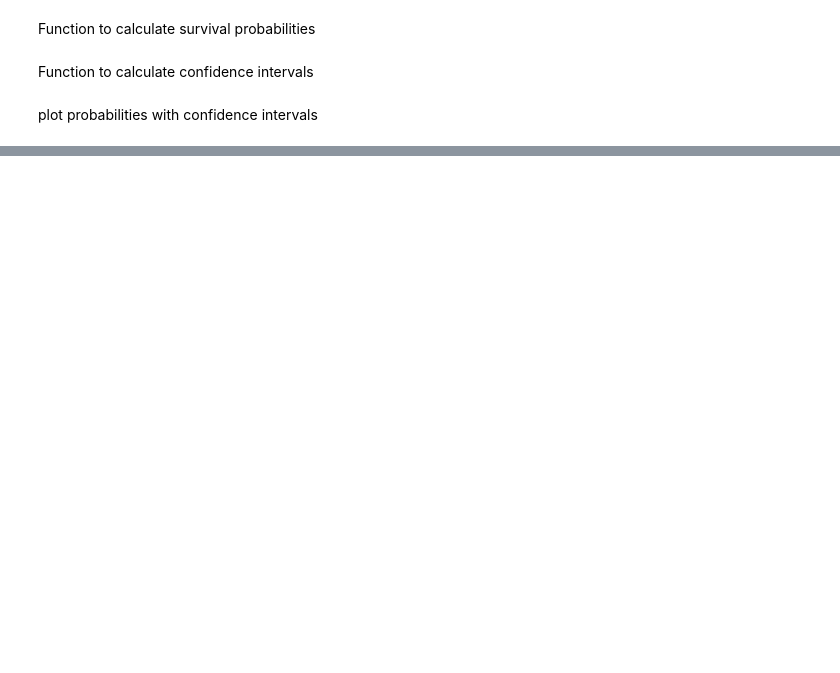
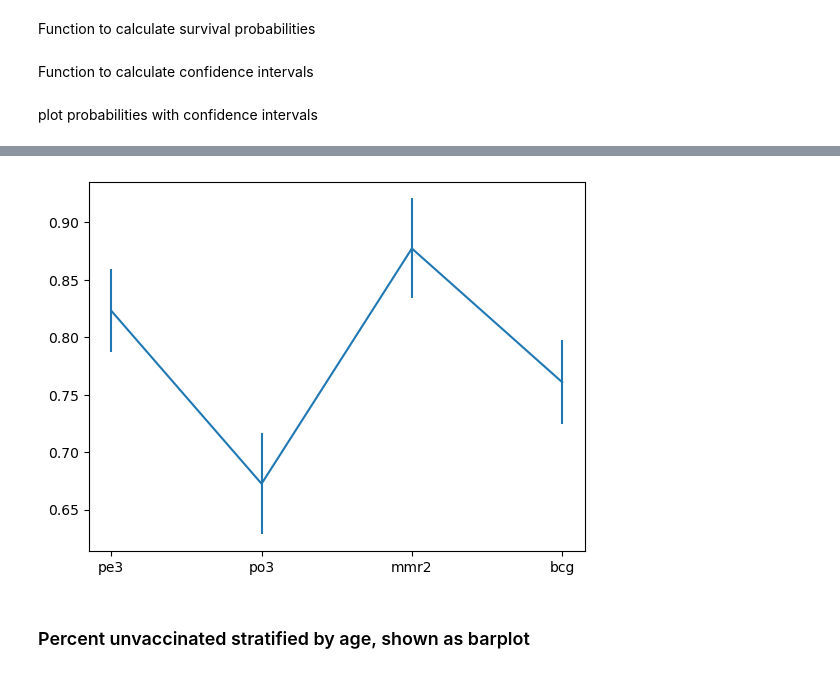
Before and after one commit to briannagrissom/Vaccination-Pilot-Program, a Jupyter notebook: BETTERvaccine_analysis.ipynb, the cells around one changed output, grey strips where cells are left out. Saved outputs shown, nothing was run; the diff lists cells and outputs as text; code cells hidden in the pictures; blank space fills up the shorter version.

```diff
--- a/BETTERvaccine_analysis.ipynb
+++ b/BETTERvaccine_analysis.ipynb
@@ -743,0 +1141,27 @@ plt.show()
+# %%
+pe3_prob =probs[-1]
+po3_prob = probs2[-1]
+mmr_prob = probs3[-1]
+bcg_prob = probs4[-1]
+# %%
+def calculate_stddev(prob_and_status):
+    STDs= []
+    for each in prob_and_status:
+        stddev = np.sqrt( (each[0]/each[1])*(1-each[0]) )
+        STDs.append(stddev)
+    return STDs
+list_tuple = [( pe3_prob, len(pe3_status) ), (po3_prob, len(po3_status) ), (mmr_prob, len(mmr_status) ),
+              (bcg_prob,len(bcg_status) )]
+STD_list = calculate_stddev(prob_and_status=list_tuple)
+# %%
+pe3_ci = [pe3_prob-1.96*STD_list[0], pe3_prob+1.96*STD_list[0] ]
+po3_ci = [po3_prob-1.96*STD_list[1], po3_prob+1.96*STD_list[1] ]
+mmr_ci = [mmr_prob-1.96*STD_list[2], mmr_prob+1.96*STD_list[2] ]
+bcg_ci = [bcg_prob-1.96*STD_list[3], bcg_prob+1.96*STD_list[3] ]
+plt.errorbar(x=['pe3','po3','mmr2','bcg'], y=[pe3_prob,po3_prob,mmr_prob,bcg_prob],
+             yerr=[STD_list])
+plt.show()
+# %% [output]
+[figure, added]
+# %% [markdown]
+### Percent unvaccinated stratified by age, shown as barplot
```
Also changed, not shown: parts of 112 cells of this notebook.
